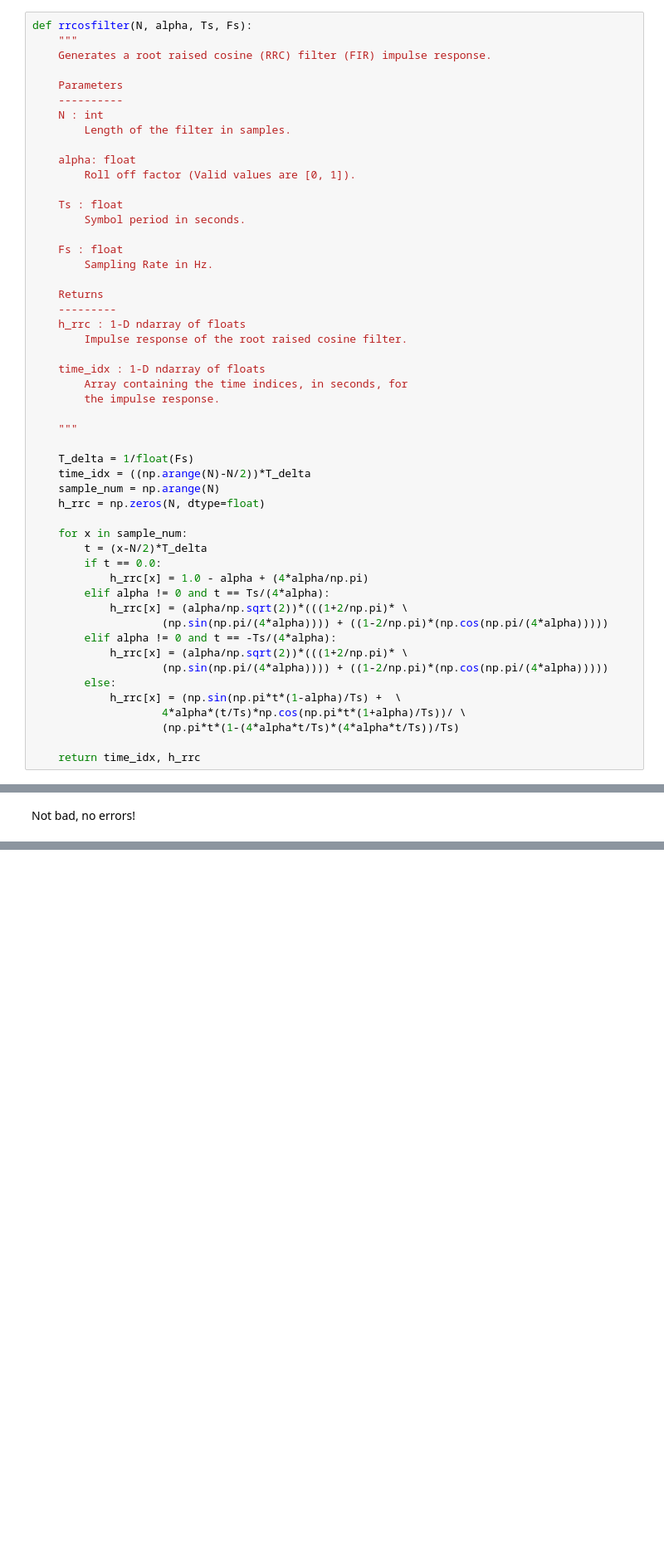
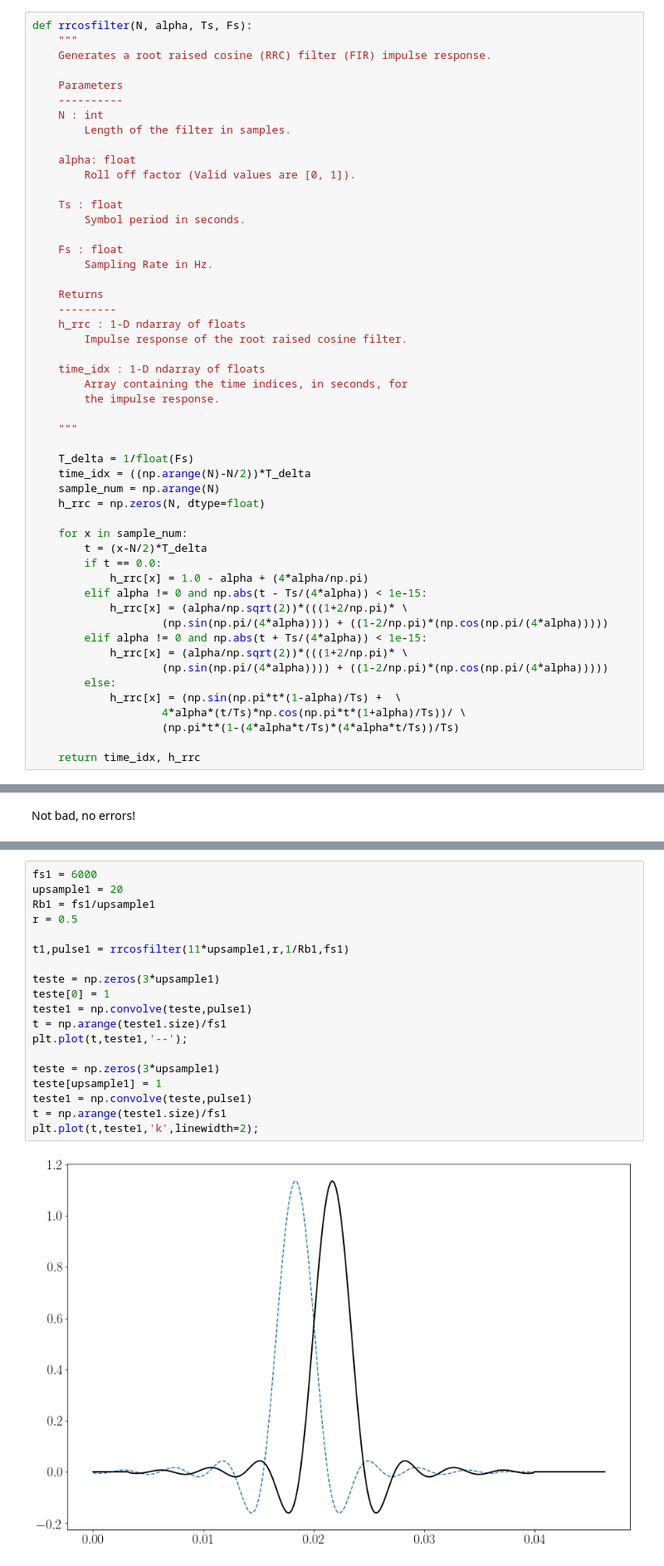
Before and after one commit to rrlopes/Telecommunications, a Jupyter notebook: TX_baseband_detailed.ipynb, the cells around one changed output, grey strips where cells are left out. Shown at 83% size. Cells and saved outputs as stored; diff of their text form; blank space fills up the shorter version.

```diff
--- a/TX_baseband_detailed.ipynb
+++ b/TX_baseband_detailed.ipynb
@@ -64,10 +64,10 @@ def rrcosfilter(N, alpha, Ts, Fs):
         t = (x-N/2)*T_delta
         if t == 0.0:
             h_rrc[x] = 1.0 - alpha + (4*alpha/np.pi)
-        elif alpha != 0 and t == Ts/(4*alpha):
+        elif alpha != 0 and np.abs(t - Ts/(4*alpha)) < 1e-15:
             h_rrc[x] = (alpha/np.sqrt(2))*(((1+2/np.pi)* \
                     (np.sin(np.pi/(4*alpha)))) + ((1-2/np.pi)*(np.cos(np.pi/(4*alpha)))))
-        elif alpha != 0 and t == -Ts/(4*alpha):
+        elif alpha != 0 and np.abs(t + Ts/(4*alpha)) < 1e-15:
             h_rrc[x] = (alpha/np.sqrt(2))*(((1+2/np.pi)* \
                     (np.sin(np.pi/(4*alpha)))) + ((1-2/np.pi)*(np.cos(np.pi/(4*alpha)))))
         else:
@@ -300,0 +309,21 @@ Not bad, no errors!
+# %%
+fs1 = 6000
+upsample1 = 20
+Rb1 = fs1/upsample1
+r = 0.5
+
+t1,pulse1 = rrcosfilter(11*upsample1,r,1/Rb1,fs1)
+
+teste = np.zeros(3*upsample1)
+teste[0] = 1
+teste1 = np.convolve(teste,pulse1)
+t = np.arange(teste1.size)/fs1
+plt.plot(t,teste1,'--');
+
+teste = np.zeros(3*upsample1)
+teste[upsample1] = 1
+teste1 = np.convolve(teste,pulse1)
+t = np.arange(teste1.size)/fs1
+plt.plot(t,teste1,'k',linewidth=2);
+# %% [output]
+[figure, added]
```
Also changed, not shown: parts of 8 cells of this notebook.
